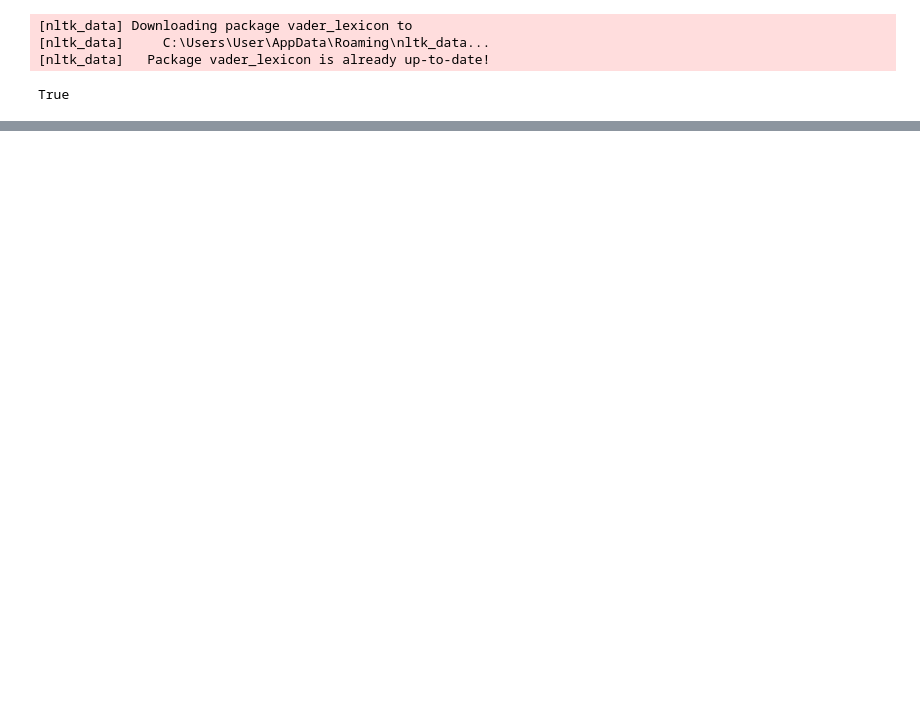
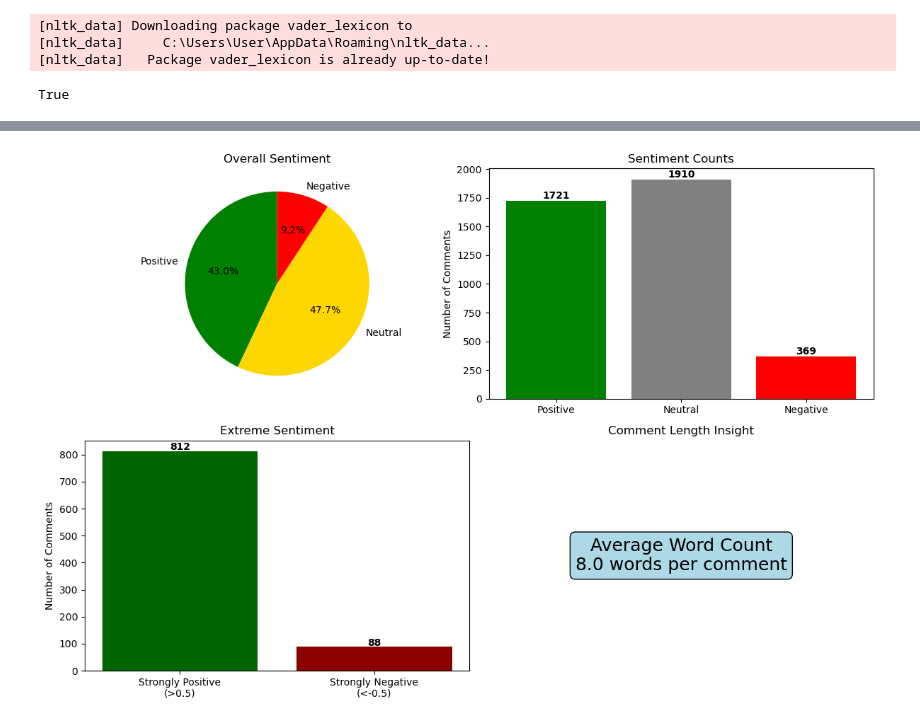
Before and after one commit to Kevin-1chuli/Sentiment_Analysis, a Jupyter notebook: tiktok.ipynb, the cells around one changed output, grey strips where cells are left out. Cells and saved outputs as stored; diff of their text form; code cells hidden in the pictures; blank space fills up the shorter version.

Commit message:
Added visualizations and subjectivity to the notebook

```diff
--- a/tiktok.ipynb
+++ b/tiktok.ipynb
@@ -564,0 +654,61 @@ plt.show()
+# %%
+import matplotlib.pyplot as plt
+
+# Get dynamic sentiment counts
+counts = df['sentiment_label'].value_counts()
+pos = counts.get('positive', 0)
+neu = counts.get('neutral', 0)
+neg = counts.get('negative', 0)
+total = pos + neu + neg
+pos_pct = (pos / total) * 100
+neu_pct = (neu / total) * 100
+neg_pct = (neg / total) * 100
+
+# Extreme sentiment counts
+strong_pos = (df['comment_sentiment'] >= 0.5).sum()
+strong_neg = (df['comment_sentiment'] <= -0.5).sum()
+
+# Average word count (already in df['word_count'])
+avg_word_count = df['word_count'].mean()
+
+# Create figure
+fig, axes = plt.subplots(2, 2, figsize=(12, 8))
+
+# Pie chart (overall sentiment)
+axes[0, 0].pie([pos_pct, neu_pct, neg_pct],
+               labels=['Positive', 'Neutral', 'Negative'],
+               colors=['green', 'gold', 'red'],
+               autopct='%1.1f%%', startangle=90)
+axes[0, 0].set_title('Overall Sentiment')
+
+# Bar chart (sentiment counts)
+axes[0, 1].bar(['Positive', 'Neutral', 'Negative'], [pos, neu, neg],
+               color=['green', 'gray', 'red'])
+axes[0, 1].set_ylabel('Number of Comments')
+axes[0, 1].set_title('Sentiment Counts')
+# Add value labels on top of bars
+for i, v in enumerate([pos, neu, neg]):
+    axes[0, 1].text(i, v + 20, str(v), ha='center', fontweight='bold')
+
+# Bar chart (extreme sentiment)
+axes[1, 0].bar(['Strongly Positive\n(>0.5)', 'Strongly Negative\n(<-0.5)'],
+               [strong_pos, strong_neg],
+               color=['darkgreen', 'darkred'])
+axes[1, 0].set_ylabel('Number of Comments')
+axes[1, 0].set_title('Extreme Sentiment')
+for i, v in enumerate([strong_pos, strong_neg]):
+    axes[1, 0].text(i, v + 5, str(v), ha='center', fontweight='bold')
+
+# Word count annotation
+axes[1, 1].text(0.5, 0.5, f'Average Word Count\n{avg_word_count:.1f} words per comment',
+                ha='center', va='center', fontsize=18,
+                bbox=dict(boxstyle='round', facecolor='lightblue'))
+axes[1, 1].set_xlim(0, 1)
+axes[1, 1].set_ylim(0, 1)
+axes[1, 1].axis('off')
+axes[1, 1].set_title('Comment Length Insight')
+
+plt.tight_layout()
+plt.show()
+# %% [output]
+[figure, added]
```
Also changed, not shown: parts of 13 cells of this notebook.
